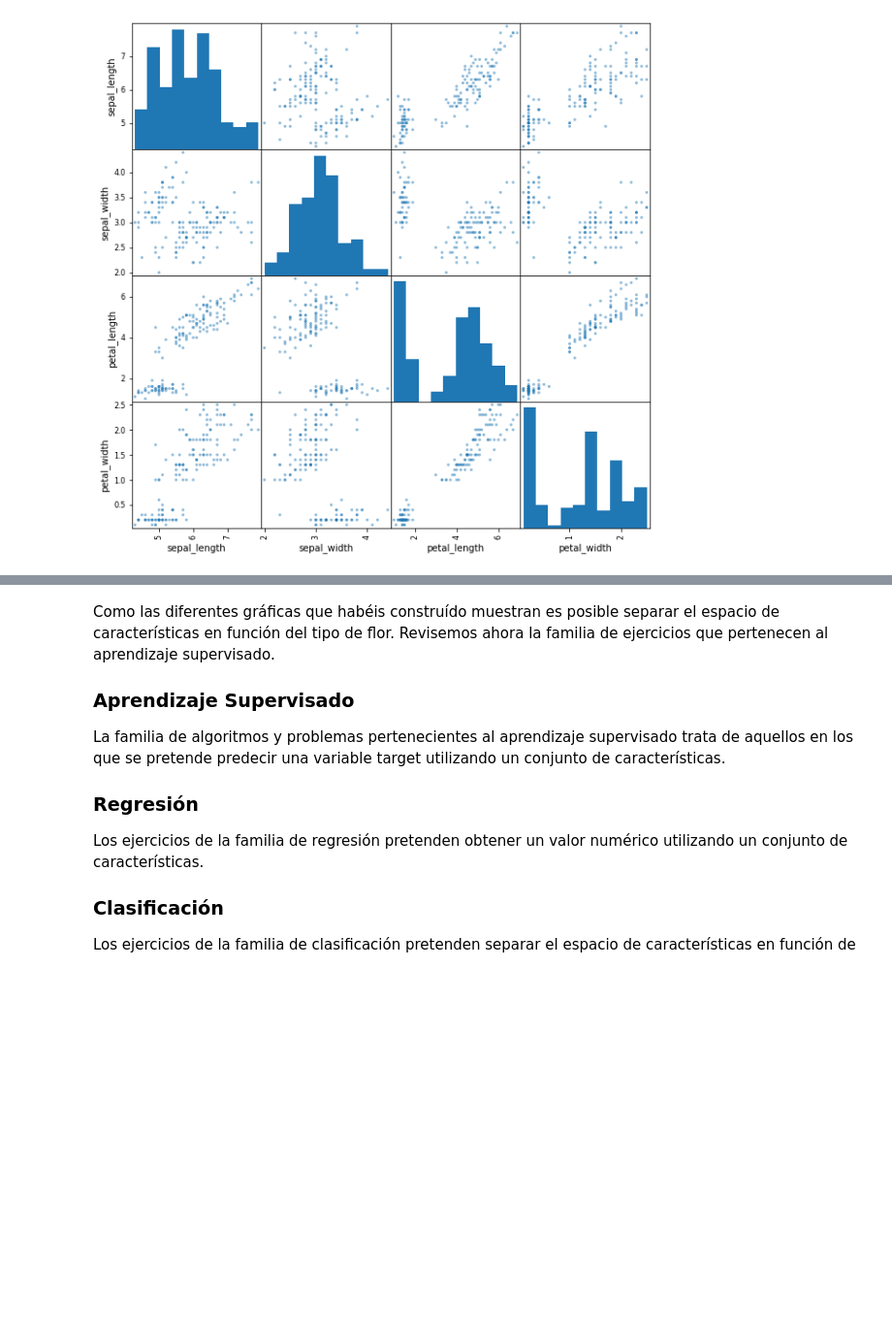
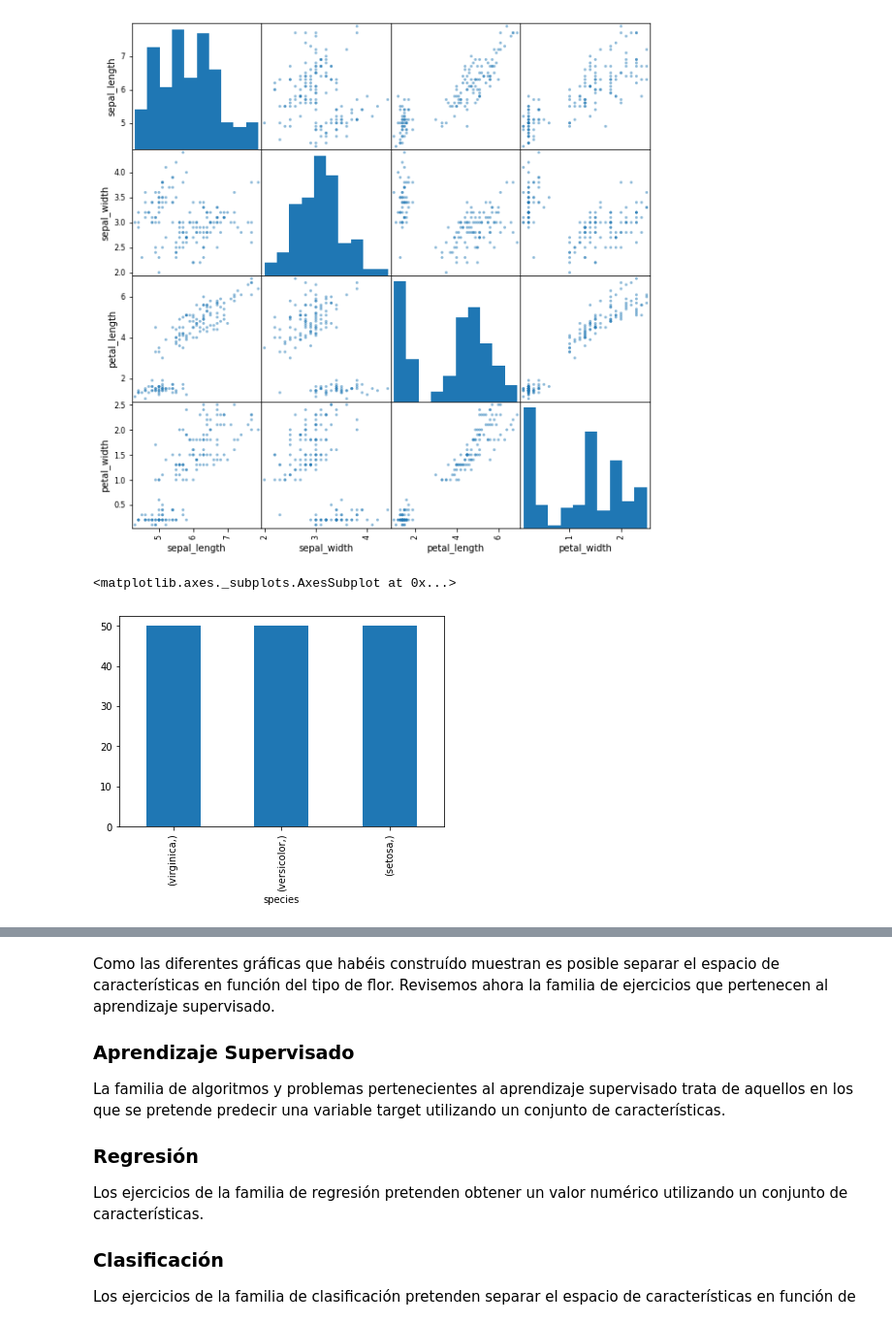
Before and after one commit to hecescam/IA3, a Jupyter notebook: Machine_Learning_1.ipynb, the cells around one changed output, grey strips where cells are left out. Shown at 97% size. Drawn from its saved outputs; the diff is of its cells as text; code cells hidden in the pictures; blank space fills up the shorter version.

```diff
--- a/Machine_Learning_1.ipynb
+++ b/Machine_Learning_1.ipynb
@@ -86,3 +106,7 @@ X,y=datatarget(dataset)
+# %%
+#otra manera seria...
+X=dataset.drop(columns='species')#borramos la target
+y=dataset.species#cogemos la serie
 # %%
 X
 # %% [output]
@@ -160,3 +190,9 @@ fig.show()
 pd.plotting.scatter_matrix(dataset, figsize=(10.0,10.0));
 # %% [output]
 [figure]
+# %%
+#podemos ver si las clases estan desbalanceadas pintando el histograma o la barras de nuestra variable target
+y.value_counts().plot(kind='bar')
+# %% [output]
+<matplotlib.axes._subplots.AxesSubplot at 0x...>
+[figure, added]
```
Also changed, not shown: parts of 18 cells of this notebook.
